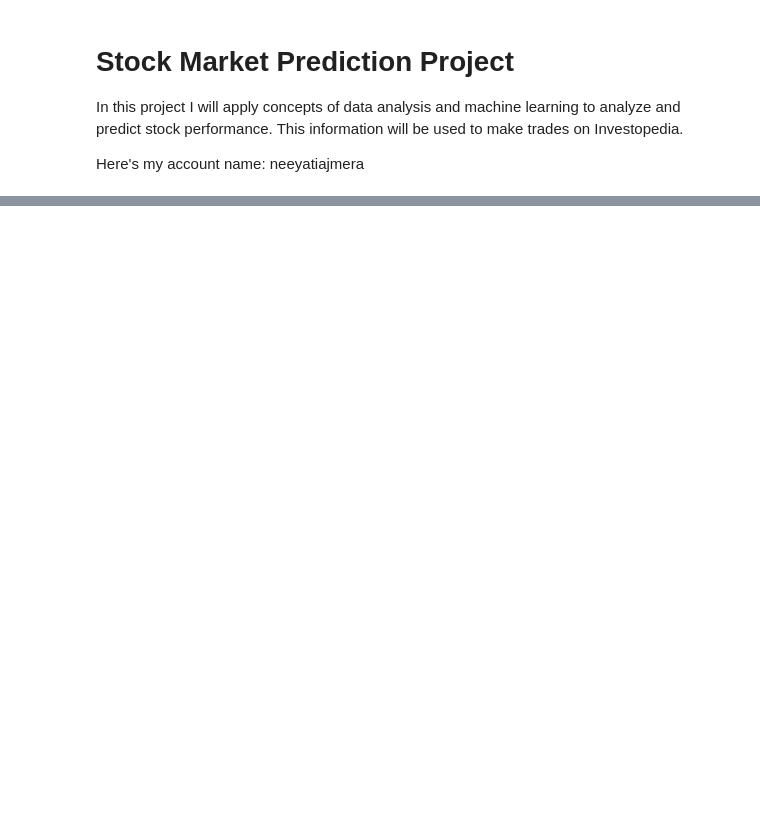
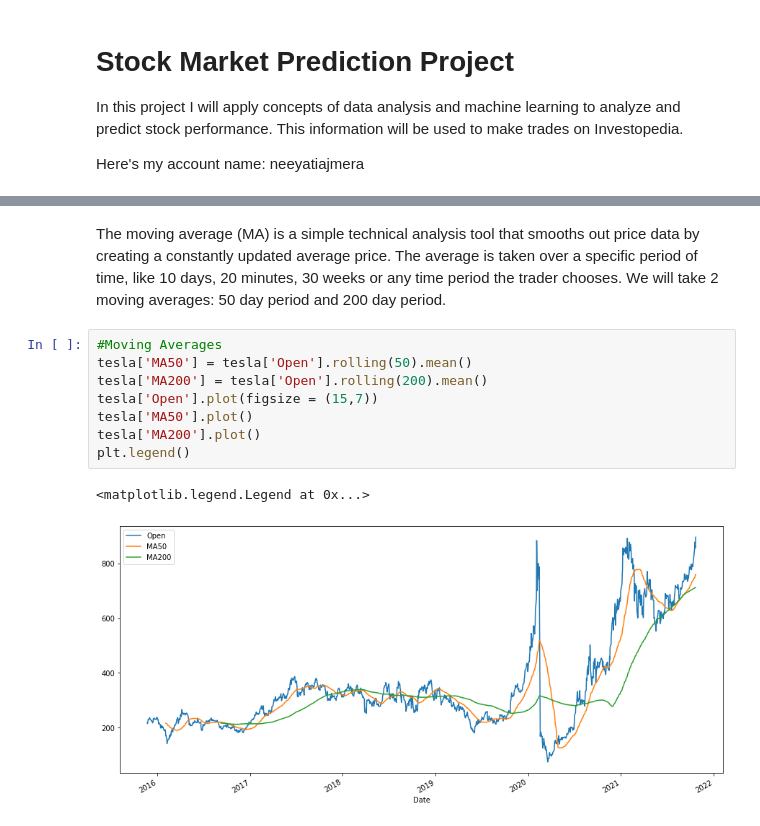
Before and after one commit to neeyatiajmera/StockMarketProject, a Jupyter notebook: Stock Market Project .ipynb, the cells around one changed output, grey strips where cells are left out. Saved outputs shown, nothing was run; the diff lists cells and outputs as text; blank space fills up the shorter version.

```diff
--- a/Stock Market Project .ipynb
+++ b/Stock Market Project .ipynb
@@ -102,0 +124,13 @@ SyntaxError: invalid syntax (<ipython-input-2-3a66936b7cc7>, line 37)
+# %% [markdown]
+The moving average (MA) is a simple technical analysis tool that smooths out price data by creating a constantly updated average price. The average is taken over a specific period of time, like 10 days, 20 minutes, 30 weeks or any time period the trader chooses. We will take 2 moving averages:  50 day period and 200 day period.
+# %%
+#Moving Averages
+tesla['MA50'] = tesla['Open'].rolling(50).mean()
+tesla['MA200'] = tesla['Open'].rolling(200).mean()
+tesla['Open'].plot(figsize = (15,7))
+tesla['MA50'].plot()
+tesla['MA200'].plot()
+plt.legend()
+# %% [output]
+<matplotlib.legend.Legend at 0x...>
+[figure, added]
```
Also changed, not shown: parts of 19 cells of this notebook, 1 other file.
